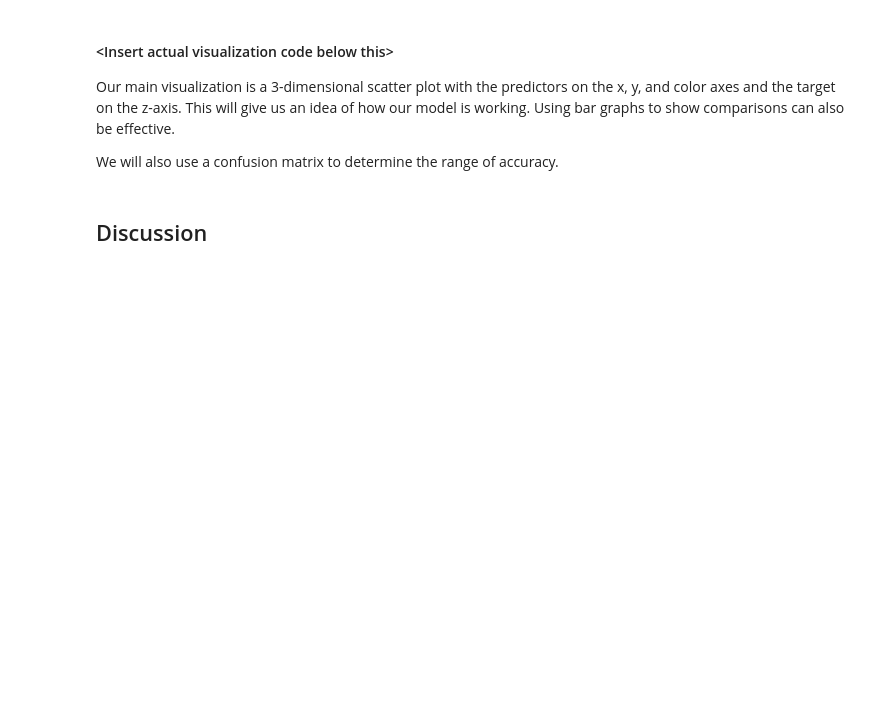
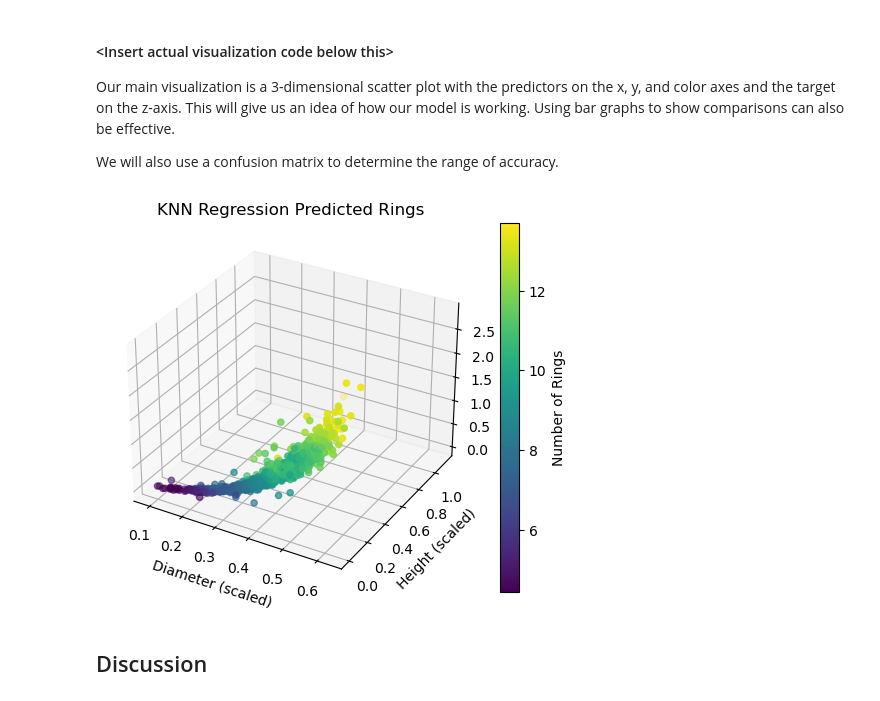
Before and after one commit to justinli34/Abalone-Age-Model, a Jupyter notebook: Project Report.ipynb, the cells around one changed output. Saved outputs shown, nothing was run; the diff lists cells and outputs as text; code cells hidden in the pictures; blank space fills up the shorter version.

Commit message:
Added 3d plot

```diff
--- a/Project Report.ipynb
+++ b/Project Report.ipynb
@@ -485,6 +487,24 @@ We can see that KNN regression has a lower RMSPE, which makes it a better choice
 Our main visualization is a 3-dimensional scatter plot with the predictors on the x, y, and color axes and the target on the z-axis. This will give us an idea of how our model is working. Using bar graphs to show comparisons can also be effective.
 
 We will also use a confusion matrix to determine the range of accuracy.
+# %%
+# Creating a 3D plot with color representing the target variable
+fig = plt.figure()
+ax = plt.axes(projection='3d')
+
+sc = ax.scatter(abalone_predictions["diameter"], abalone_predictions["height"], abalone_predictions["weight_whole"], c=abalone_predictions["predicted_rings"])
+
+ax.set_xlabel("Diameter (scaled)")
+ax.set_ylabel("Height (scaled)")
+ax.set_zlabel("Whole Weight (scaled)")
+ax.set_title("KNN Regression Predicted Rings") #not sure what to title this
+
+cbar = plt.colorbar(sc)
+cbar.set_label("Number of Rings")
+
+plt.show()
+# %% [output]
+[figure, added]
 # %% [markdown]
 ## Discussion
 # %% [markdown]
```
Also changed, not shown: parts of 5 cells of this notebook.
